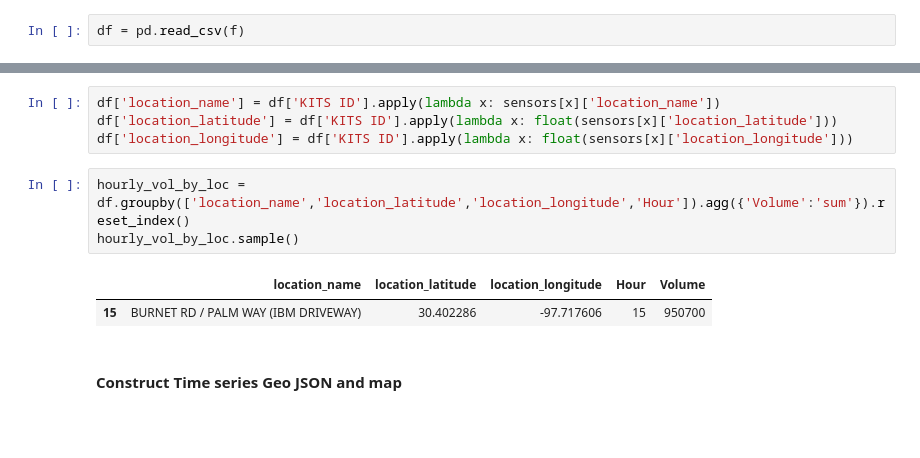
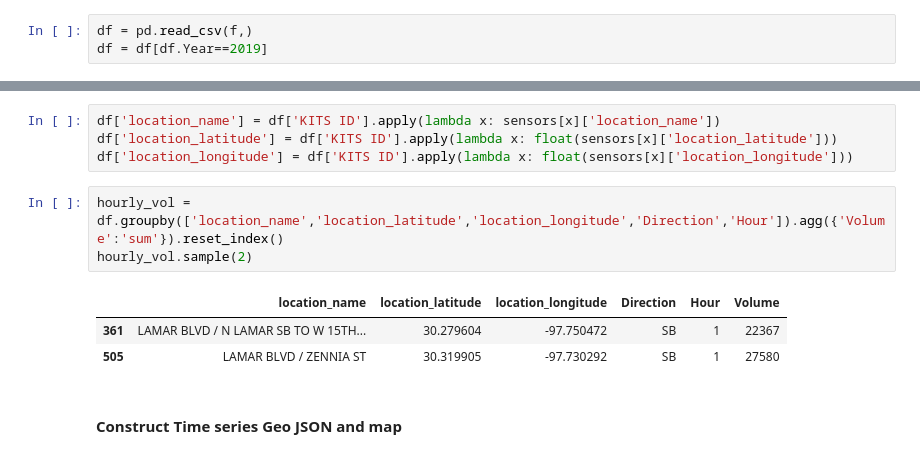
Before and after one commit to vinayshanbhag/AustinRadarTraffic, a Jupyter notebook: Austin_Traffic_Radar_Data.ipynb, the cells around one changed output, grey strips where cells are left out. Cells and saved outputs as stored; diff of their text form; blank space fills up the shorter version.

```diff
--- a/Austin_Traffic_Radar_Data.ipynb
+++ b/Austin_Traffic_Radar_Data.ipynb
@@ -22,7 +21,8 @@ Drive already mounted at /content/drive; to attempt to forcibly remount, call dr
 # %%
 f = '/content/drive/My Drive/Radar_Traffic_Counts.csv'
 # %%
-df = pd.read_csv(f)
+df = pd.read_csv(f,)
+df = df[df.Year==2019]
 # %% [markdown]
 #### Load sensor location data
 # %%
@@ -53,10 +53,11 @@ df['location_name'] = df['KITS ID'].apply(lambda x: sensors[x]['location_name'])
 df['location_latitude'] = df['KITS ID'].apply(lambda x: float(sensors[x]['location_latitude']))
 df['location_longitude'] = df['KITS ID'].apply(lambda x: float(sensors[x]['location_longitude']))
 # %%
-hourly_vol_by_loc = df.groupby(['location_name','location_latitude','location_longitude','Hour']).agg({'Volume':'sum'}).reset_index()
-hourly_vol_by_loc.sample()
+hourly_vol = df.groupby(['location_name','location_latitude','location_longitude','Direction','Hour']).agg({'Volume':'sum'}).reset_index()
+hourly_vol.sample(2)
 # %% [output]
-|  | location_name | location_latitude | location_longitude | Hour | Volume |
-| 15 | BURNET RD / PALM WAY (IBM DRIVEWAY) | 30.402286 | -97.717606 | 15 | 950700 |
+|  | location_name | location_latitude | location_longitude | Direction | Hour | Volume |
+| 361 | LAMAR BLVD / N LAMAR SB TO W 15TH... | 30.279604 | -97.750472 | SB | 1 | 22367 |
+| 505 | LAMAR BLVD / ZENNIA ST | 30.319905 | -97.730292 | SB | 1 | 27580 |
 # %% [markdown]
 #### Construct Time series Geo JSON and map
```
Also changed, not shown: parts of 5 cells of this notebook.
